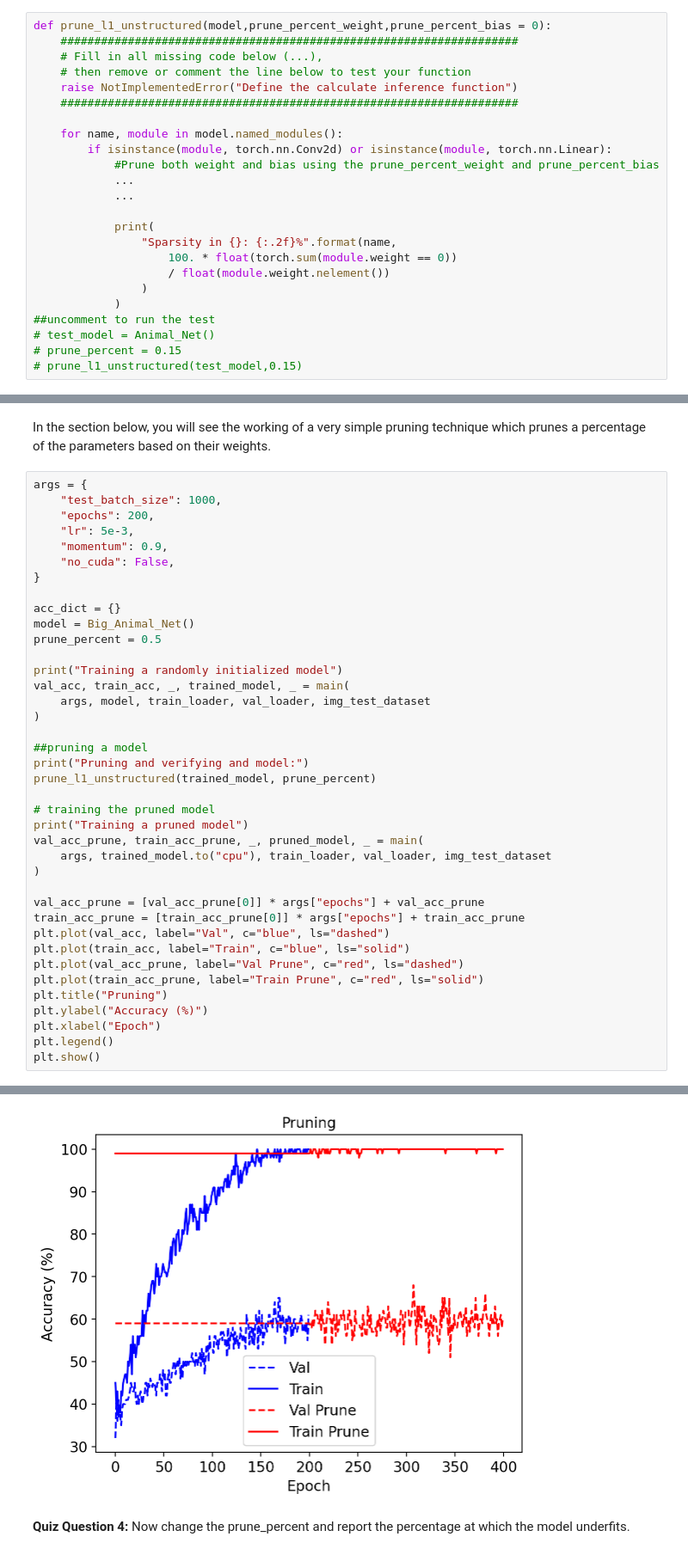
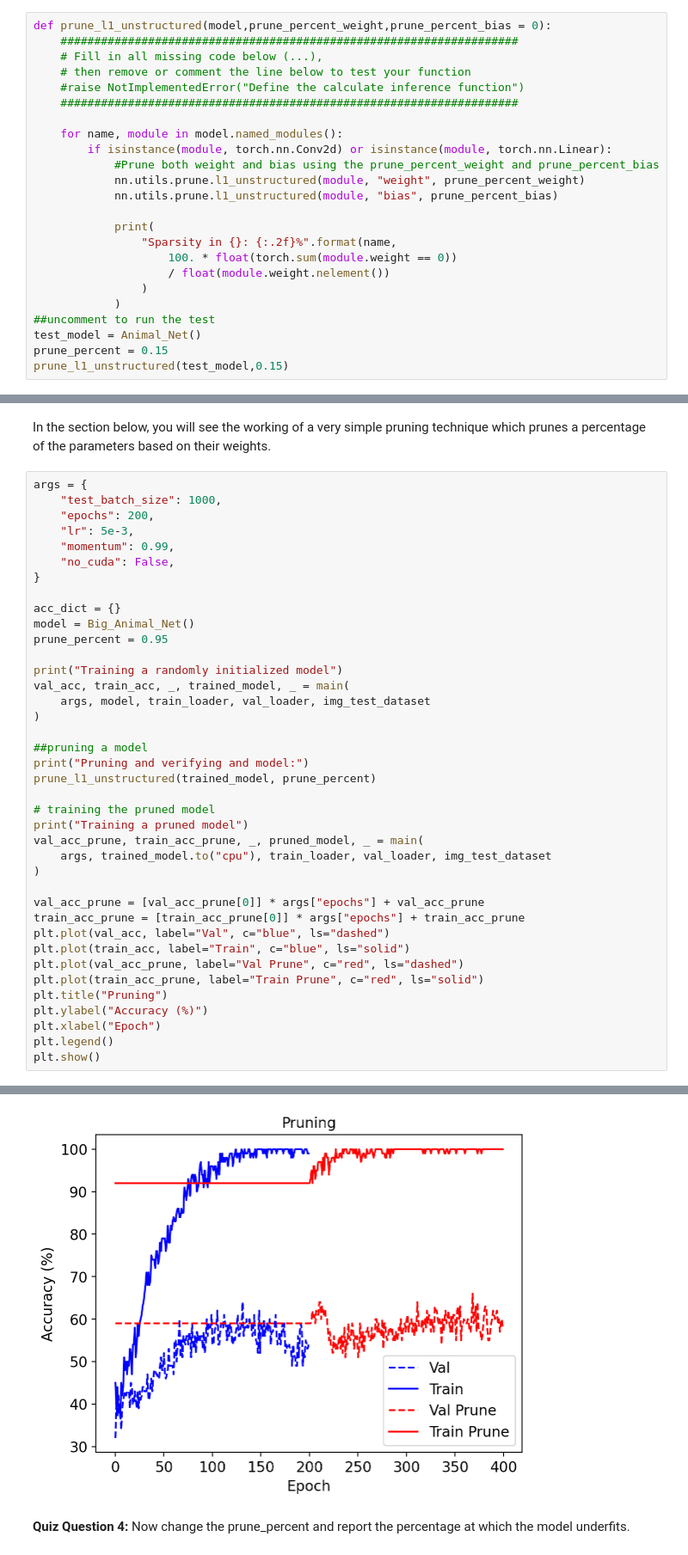
Before and after one commit to miltondp/k99_courses, a Jupyter notebook: cis_522/classes/02_07-week4/W4D3.ipynb, the cells around one changed output, grey strips where cells are left out. Shown at 86% size. Drawn from its saved outputs; the diff is of its cells as text.

```diff
--- a/cis_522/classes/02_07-week4/W4D3.ipynb
+++ b/cis_522/classes/02_07-week4/W4D3.ipynb
@@ -557,14 +557,14 @@ def prune_l1_unstructured(model,prune_percent_weight,prune_percent_bias = 0):
     ####################################################################
     # Fill in all missing code below (...),
     # then remove or comment the line below to test your function
-    raise NotImplementedError("Define the calculate inference function")
+    #raise NotImplementedError("Define the calculate inference function")
     ####################################################################
 
     for name, module in model.named_modules():
         if isinstance(module, torch.nn.Conv2d) or isinstance(module, torch.nn.Linear):
             #Prune both weight and bias using the prune_percent_weight and prune_percent_bias
-            ...
-            ...
+            nn.utils.prune.l1_unstructured(module, "weight", prune_percent_weight)
+            nn.utils.prune.l1_unstructured(module, "bias", prune_percent_bias)
 
             print(
                 "Sparsity in {}: {:.2f}%".format(name,
@@ -573,6 +573,6 @@ def prune_l1_unstructured(model,prune_percent_weight,prune_percent_bias = 0):
                 )
             )
 ##uncomment to run the test
-# test_model = Animal_Net()
-# prune_percent = 0.15
-# prune_l1_unstructured(test_model,0.15)
+test_model = Animal_Net()
+prune_percent = 0.15
+prune_l1_unstructured(test_model,0.15)
@@ -583,13 +587,13 @@ args = {
     "test_batch_size": 1000,
     "epochs": 200,
     "lr": 5e-3,
-    "momentum": 0.9,
+    "momentum": 0.99,
     "no_cuda": False,
 }
 
 acc_dict = {}
 model = Big_Animal_Net()
-prune_percent = 0.5
+prune_percent = 0.95
 
 print("Training a randomly initialized model")
 val_acc, train_acc, _, trained_model, _ = main(
@@ -626,4 +630,4 @@ Sparsity in fc3: 50.00%
 Training a pruned model
-[figure, old version]
+[figure, new version]
 # %% [markdown]
 **Quiz Question 4:** Now change the prune_percent and report the percentage at which the model underfits.
```
Also changed, not shown: parts of 21 cells of this notebook.
